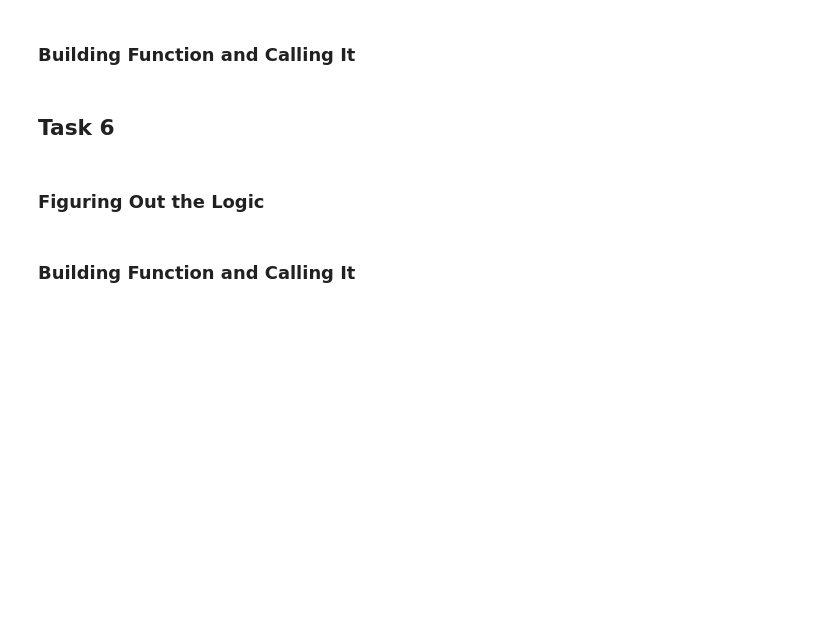
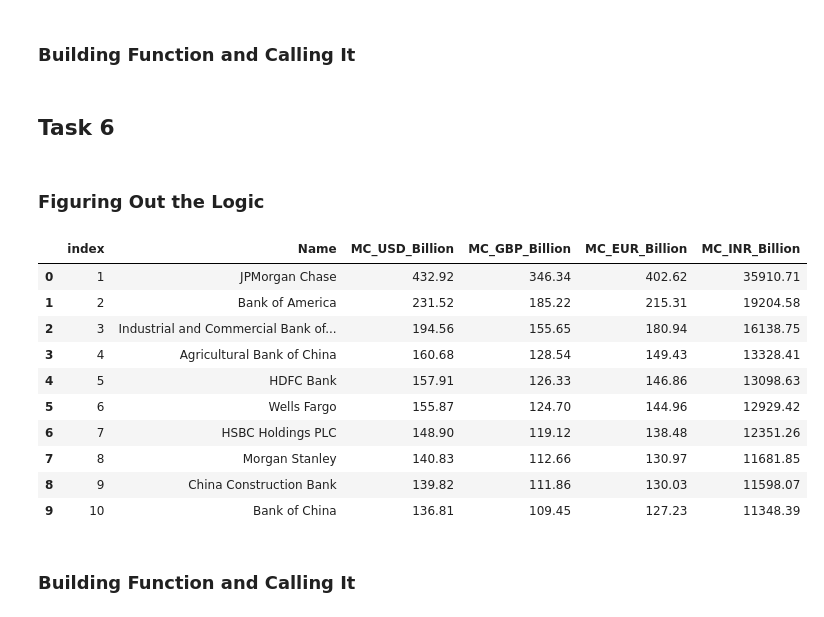
Before and after one commit to Louis-Bad/IBM_final_python_project, a Jupyter notebook: banks_project.ipynb, the cells around one changed output. Drawn from its saved outputs; the diff is of its cells as text; code cells hidden in the pictures; blank space fills up the shorter version.

```diff
--- a/banks_project.ipynb
+++ b/banks_project.ipynb
@@ -377,6 +377,25 @@ load_to_db(df=transform(extract()), sql_connection=conn, table_name='Largest_ban
 ## Task 6
 # %% [markdown]
 ### Figuring Out the Logic
+# %%
+foo = '''
+SELECT *
+FROM Largest_banks
+'''
+
+pd.read_sql(foo, conn)
+# %% [output]
+|  | index | Name | MC_USD_Billion | MC_GBP_Billion | MC_EUR_Billion | MC_INR_Billion |
+| 0 | 1 | JPMorgan Chase | 432.92 | 346.34 | 402.62 | 35910.71 |
+| 1 | 2 | Bank of America | 231.52 | 185.22 | 215.31 | 19204.58 |
+| 2 | 3 | Industrial and Commercial Bank of... | 194.56 | 155.65 | 180.94 | 16138.75 |
+| 3 | 4 | Agricultural Bank of China | 160.68 | 128.54 | 149.43 | 13328.41 |
+| 4 | 5 | HDFC Bank | 157.91 | 126.33 | 146.86 | 13098.63 |
+| 5 | 6 | Wells Fargo | 155.87 | 124.70 | 144.96 | 12929.42 |
+| 6 | 7 | HSBC Holdings PLC | 148.90 | 119.12 | 138.48 | 12351.26 |
+| 7 | 8 | Morgan Stanley | 140.83 | 112.66 | 130.97 | 11681.85 |
+| 8 | 9 | China Construction Bank | 139.82 | 111.86 | 130.03 | 11598.07 |
+| 9 | 10 | Bank of China | 136.81 | 109.45 | 127.23 | 11348.39 |
 # %% [markdown]
 ### Building Function and Calling It
 # %%
```
Also changed, not shown: parts of 2 cells of this notebook.
